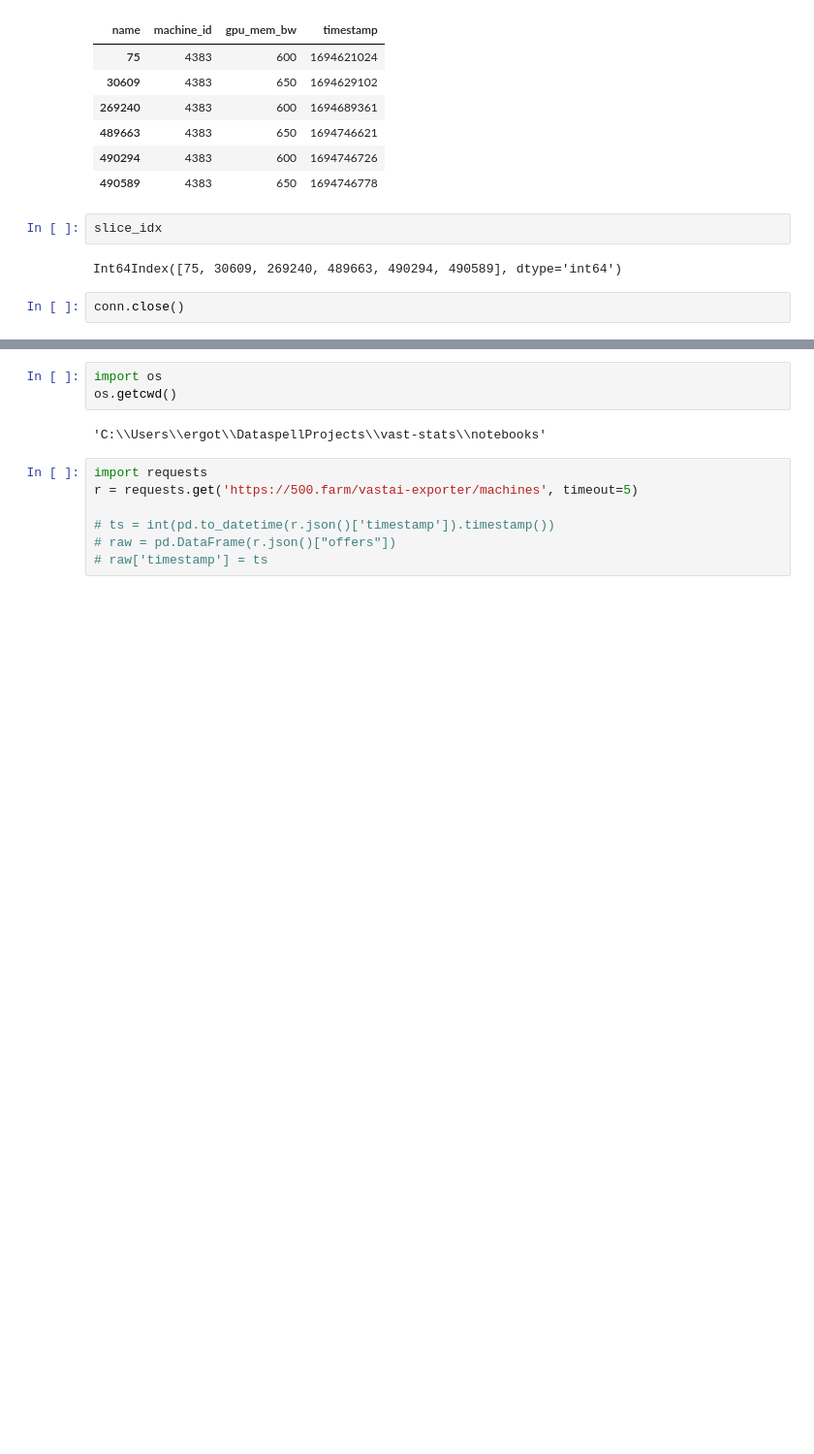
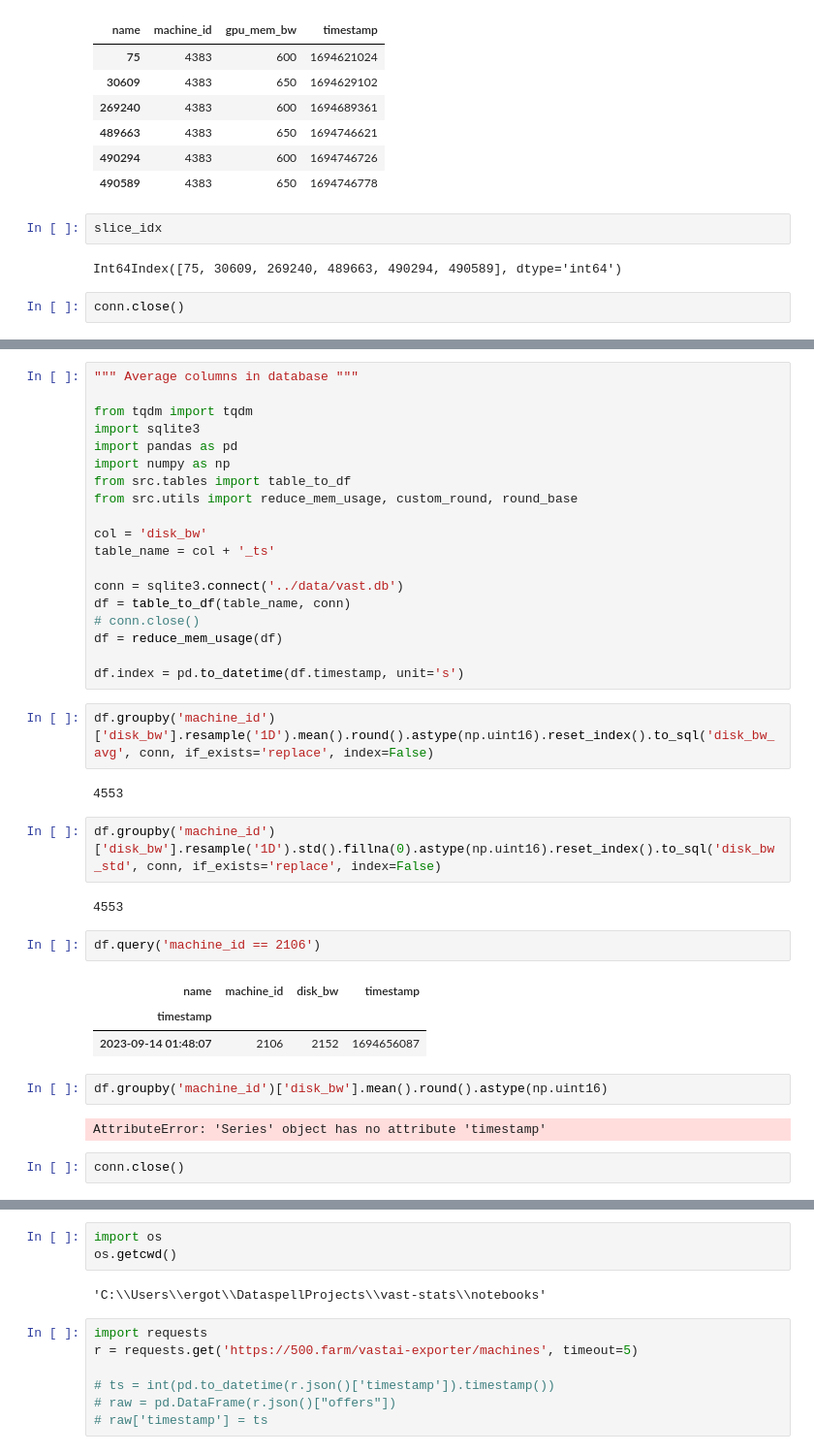
Before and after one commit to alkorolyov/vast-stats, a Jupyter notebook: notebooks/10 - tests.ipynb, the cells around one changed output, grey strips where cells are left out. Shown at 97% size. Cells and saved outputs as stored; diff of their text form; blank space fills up the shorter version.

Commit message:
rollback to aggregated columns

```diff
--- a/notebooks/10 - tests.ipynb
+++ b/notebooks/10 - tests.ipynb
@@ -234,0 +240,39 @@ df[mask].set_index('machine_id').to_sql(table_name + '_round', conn, index=False
+# %%
+""" Average columns in database """
+
+from tqdm import tqdm
+import sqlite3
+import pandas as pd
+import numpy as np
+from src.tables import table_to_df
+from src.utils import reduce_mem_usage, custom_round, round_base
+
+col = 'disk_bw'
+table_name = col + '_ts'
+
+conn = sqlite3.connect('../data/vast.db')
+df = table_to_df(table_name, conn)
+# conn.close()
+df = reduce_mem_usage(df)
+
+df.index = pd.to_datetime(df.timestamp, unit='s')
+# %%
+df.groupby('machine_id')['disk_bw'].resample('1D').mean().round().astype(np.uint16).reset_index().to_sql('disk_bw_avg', conn, if_exists='replace', index=False)
+# %% [output]
+4553
+# %%
+df.groupby('machine_id')['disk_bw'].resample('1D').std().fillna(0).astype(np.uint16).reset_index().to_sql('disk_bw_std', conn, if_exists='replace', index=False)
+# %% [output]
+4553
+# %%
+df.query('machine_id == 2106')
+# %% [output]
+| name | machine_id | disk_bw | timestamp |
+| timestamp |  |  |  |
+| 2023-09-14 01:48:07 | 2106 | 2152 | 1694656087 |
+# %%
+df.groupby('machine_id')['disk_bw'].mean().round().astype(np.uint16)
+# %% [output]
+AttributeError: 'Series' object has no attribute 'timestamp'
+# %%
+conn.close()
```
Also changed, not shown: parts of 6 cells of this notebook, 6 other files.
